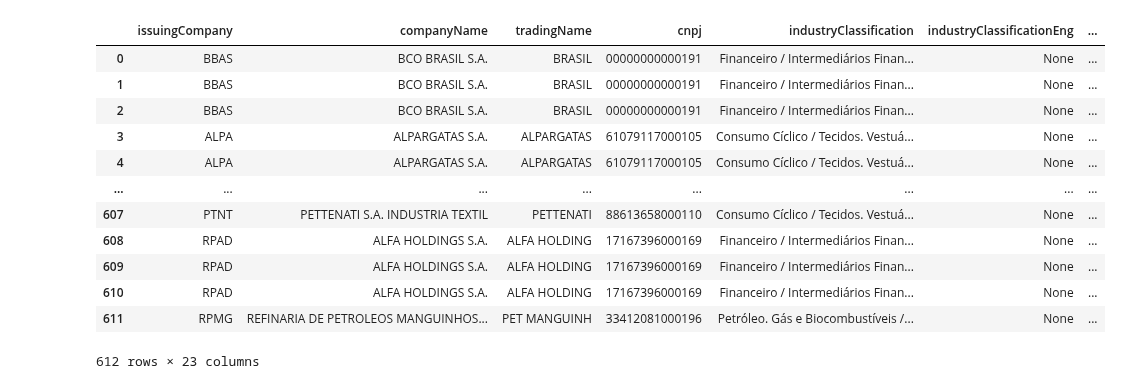
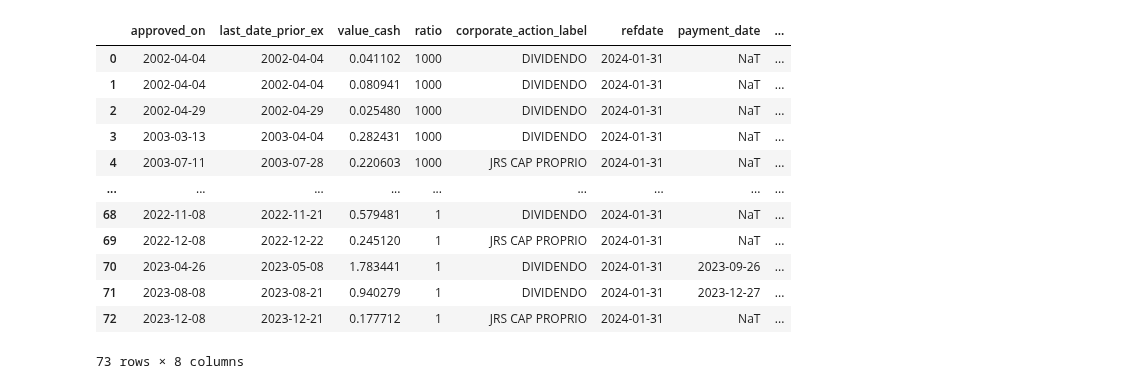
Before and after one commit to wilsonfreitas/brasa, a Jupyter notebook: notebooks/b3-cash-dividends.ipynb, the cells around one changed output. Saved outputs shown, nothing was run; the diff lists cells and outputs as text; code cells hidden in the pictures.

```diff
--- a/notebooks/b3-cash-dividends.ipynb
+++ b/notebooks/b3-cash-dividends.ipynb
@@ -30,19 +105,19 @@ brasa.get_dataset("b3-cash-dividends").to_table().to_pandas()
 # %%
-brasa.get_dataset("b3-company-details").to_table().to_pandas()
+brasa.get_dataset("b3-companies-cash-dividends").filter(pc.field("symbol") == "EGIE3").to_table().to_pandas()
 # %% [output]
-|  | issuingCompany | companyName | tradingName | cnpj | industryClassification | industryClassificationEng | ... |
-| 0 | BBAS | BCO BRASIL S.A. | BRASIL | 00000000000191 | Financeiro / Intermediários Finan... | None | ... |
-| 1 | BBAS | BCO BRASIL S.A. | BRASIL | 00000000000191 | Financeiro / Intermediários Finan... | None | ... |
-| 2 | BBAS | BCO BRASIL S.A. | BRASIL | 00000000000191 | Financeiro / Intermediários Finan... | None | ... |
-| 3 | ALPA | ALPARGATAS S.A. | ALPARGATAS | 61079117000105 | Consumo Cíclico / Tecidos. Vestuá... | None | ... |
-| 4 | ALPA | ALPARGATAS S.A. | ALPARGATAS | 61079117000105 | Consumo Cíclico / Tecidos. Vestuá... | None | ... |
-| ... | ... | ... | ... | ... | ... | ... | ... |
-| 607 | PTNT | PETTENATI S.A. INDUSTRIA TEXTIL | PETTENATI | 88613658000110 | Consumo Cíclico / Tecidos. Vestuá... | None | ... |
-| 608 | RPAD | ALFA HOLDINGS S.A. | ALFA HOLDING | 17167396000169 | Financeiro / Intermediários Finan... | None | ... |
-| 609 | RPAD | ALFA HOLDINGS S.A. | ALFA HOLDING | 17167396000169 | Financeiro / Intermediários Finan... | None | ... |
-| 610 | RPAD | ALFA HOLDINGS S.A. | ALFA HOLDING | 17167396000169 | Financeiro / Intermediários Finan... | None | ... |
-| 611 | RPMG | REFINARIA DE PETROLEOS MANGUINHOS... | PET MANGUINH | 33412081000196 | Petróleo. Gás e Biocombustíveis /... | None | ... |
+|  | approved_on | last_date_prior_ex | value_cash | ratio | corporate_action_label | refdate | payment_date | ... |
+| 0 | 2002-04-04 | 2002-04-04 | 0.041102 | 1000 | DIVIDENDO | 2024-01-31 | NaT | ... |
+| 1 | 2002-04-04 | 2002-04-04 | 0.080941 | 1000 | DIVIDENDO | 2024-01-31 | NaT | ... |
+| 2 | 2002-04-29 | 2002-04-29 | 0.025480 | 1000 | DIVIDENDO | 2024-01-31 | NaT | ... |
+| 3 | 2003-03-13 | 2003-04-04 | 0.282431 | 1000 | DIVIDENDO | 2024-01-31 | NaT | ... |
+| 4 | 2003-07-11 | 2003-07-28 | 0.220603 | 1000 | JRS CAP PROPRIO | 2024-01-31 | NaT | ... |
+| ... | ... | ... | ... | ... | ... | ... | ... | ... |
+| 68 | 2022-11-08 | 2022-11-21 | 0.579481 | 1 | DIVIDENDO | 2024-01-31 | NaT | ... |
+| 69 | 2022-12-08 | 2022-12-22 | 0.245120 | 1 | JRS CAP PROPRIO | 2024-01-31 | NaT | ... |
+| 70 | 2023-04-26 | 2023-05-08 | 1.783441 | 1 | DIVIDENDO | 2024-01-31 | 2023-09-26 | ... |
+| 71 | 2023-08-08 | 2023-08-21 | 0.940279 | 1 | DIVIDENDO | 2024-01-31 | 2023-12-27 | ... |
+| 72 | 2023-12-08 | 2023-12-21 | 0.177712 | 1 | JRS CAP PROPRIO | 2024-01-31 | NaT | ... |
-612 rows × 23 columns
+73 rows × 8 columns
 # %%
 # from brasa.downloaders.downloaders import B3PagedURLEncodedDownloader
 # url = "https://sistemaswebb3-listados.b3.com.br/listedCompaniesProxy/CompanyCall/GetListedCashDividends"
```
Also changed, not shown: parts of 10 cells of this notebook, 10 other files.
